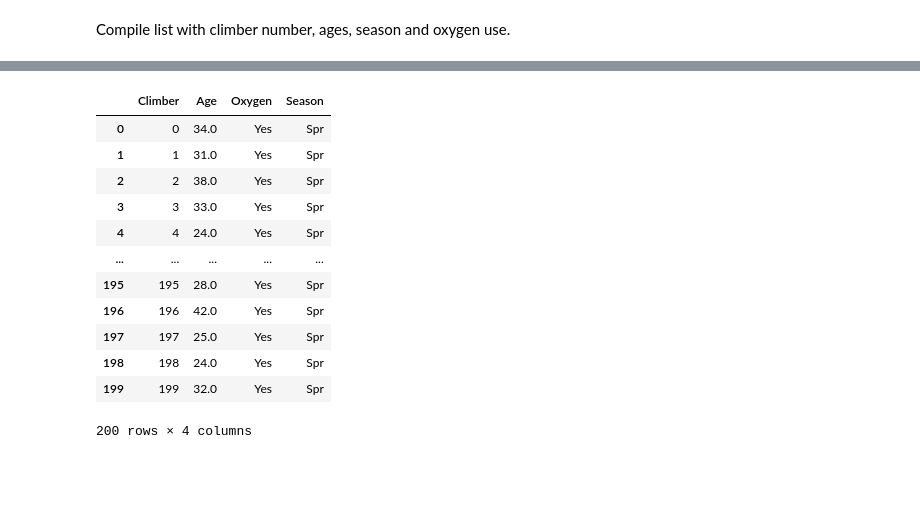
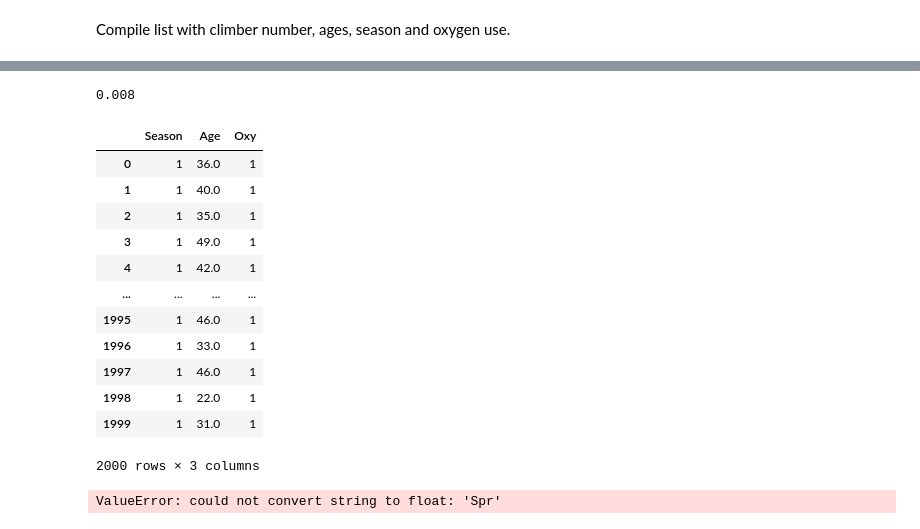
Before and after one commit to dreapadoir/PfDA_Project, a Jupyter notebook: Everest.ipynb, the cells around one changed output, grey strips where cells are left out. Saved outputs shown, nothing was run; the diff lists cells and outputs as text; code cells hidden in the pictures; blank space fills up the shorter version.

Commit message:
changed Season, Oxy and Dth columns to integers, rewrote code to calculate oxProbability

```diff
--- a/Everest.ipynb
+++ b/Everest.ipynb
@@ -130,7 +129,7 @@ Calculate use of oxygen synthetic data
 oxUse = []
 for a in vals:
     if a >= 18 and a <= 55:
-        oxUse.append(synNoOx)
+        oxUse.append(rng.binomial(1, oxProbability))
     else:
         oxUse.append(1)
 print(oxUse)
@@ -139,10 +138,10 @@ print(oxUse)
 # %% [markdown]
 Calculate the probabilities of climbing in each season.
 # %%
-sprCount = df.loc[df.loc[:,'Season'] == 'Spr'].Season.count()
-sumCount = df.loc[df.loc[:,'Season'] == 'Sum'].Season.count()
-autCount = df.loc[df.loc[:,'Season'] == 'Aut'].Season.count()
-winCount = df.loc[df.loc[:,'Season'] == 'Win'].Season.count()
+sprCount = dfml.loc[dfml.loc[:,'Season'] == 1].Season.count()
+sumCount = dfml.loc[dfml.loc[:,'Season'] == 2].Season.count()
+autCount = dfml.loc[dfml.loc[:,'Season'] == 3].Season.count()
+winCount = dfml.loc[dfml.loc[:,'Season'] == 4].Season.count()
 
 sprProb = sprCount / df.Season.count()
 sumProb = sumCount / df.Season.count()
@@ -159,7 +158,7 @@ seasProbs
 # %% [markdown]
 Generate a set of seasons chosen by each climber in the synthetic dataset.
 # %%
-seas = ['Spr', 'Sum', 'Aut', 'Win']
+seas = [1, 2, 3, 4]
 seasList = []
 
 for i in range(0, N):
@@ -174,8 +170,0 @@ Calculate the probabilities of surviving for summitting in each season with and
-# %%
-for i in seas:
-    NoOxDeathProb = round(df[(df['Season'] == i) & (df['Oxy'] == 'No') & (df['Dth'] == 'Y')].Dth.count() \
-                           / df[(df['Season'] == i) & (df['Oxy'] == 'No')].Season.count(),2)
-    print('The historical probability of death after summitting when climbing without oxygen in {} is {}'.format(i,NoOxDeathProb))
-    OxDeathProb = round(df[(df['Season'] == i) & (df['Oxy'] == 'Y') & (df['Dth'] == 'Y')].Dth.count() \
-                           / df[(df['Season'] == i) & (df['Oxy'] == 'Y')].Season.count(),2)
-    print('The historical probability of death after summitting when climbing with oxygen in {} is {}'.format(i,OxDeathProb))
@@ -198,40 +173,37 @@ NameError: name 'synEverestDataDf' is not defined
 # %%
-historicalDeathRate = round(df[(df['Dth'] == 'Y')].Dth.count() / df.Dth.count(),3)
+historicalDeathRate = round(dfml[(dfml['Dth'] == 1)].Dth.count() / dfml.Dth.count(),3)
 print(historicalDeathRate)
+# %% [output]
+0.008
 # %%
 #predictDeathRate = round(synEverestDataDf[(synEverestDataDf['Survived'] == 'Died')].Survived.count() / synEverestDataDf.Survived.count(),3)
 #print(predictDeathRate)
 # %%
 synthEverestData = []
 
 def everestSurFunction():
     for i in range(0, N):
         data = []
 
-        if oxUse[i] == 1:
-            oxUse2 = 'No'
-        else:
-            oxUse2 = 'Yes'
-
-        data = [i, round(vals[i],0), oxUse2, seasList[i]]
+        data = [seasList[i], round(vals[i],0), oxUse[i]]
         synthEverestData.append(data)
-        synthEverestDataDf = pd.DataFrame(synthEverestData, columns=['Climber', 'Age', 'Oxygen', 'Season'])
+        synthEverestDataDf = pd.DataFrame(synthEverestData, columns=['Season', 'Age', 'Oxy'])
 
     return synthEverestDataDf
 
 
 everestSurFunction()
 # %% [output]
-|  | Climber | Age | Oxygen | Season |
-| 0 | 0 | 34.0 | Yes | Spr |
-| 1 | 1 | 31.0 | Yes | Spr |
-| 2 | 2 | 38.0 | Yes | Spr |
-| 3 | 3 | 33.0 | Yes | Spr |
-| 4 | 4 | 24.0 | Yes | Spr |
-| ... | ... | ... | ... | ... |
-| 195 | 195 | 28.0 | Yes | Spr |
-| 196 | 196 | 42.0 | Yes | Spr |
-| 197 | 197 | 25.0 | Yes | Spr |
-| 198 | 198 | 24.0 | Yes | Spr |
-| 199 | 199 | 32.0 | Yes | Spr |
+|  | Season | Age | Oxy |
+| 0 | 1 | 36.0 | 1 |
+| 1 | 1 | 40.0 | 1 |
+| 2 | 1 | 35.0 | 1 |
+| 3 | 1 | 49.0 | 1 |
+| 4 | 1 | 42.0 | 1 |
+| ... | ... | ... | ... |
+| 1995 | 1 | 46.0 | 1 |
+| 1996 | 1 | 33.0 | 1 |
+| 1997 | 1 | 46.0 | 1 |
+| 1998 | 1 | 22.0 | 1 |
+| 1999 | 1 | 31.0 | 1 |
-200 rows × 4 columns
+2000 rows × 3 columns
@@ -237,0 +215,4 @@ everestSurFunction()
+# %%
+knn.fit(inputs, outputs)
+# %% [output]
+ValueError: could not convert string to float: 'Spr'
```
Also changed, not shown: parts of 14 cells of this notebook.
